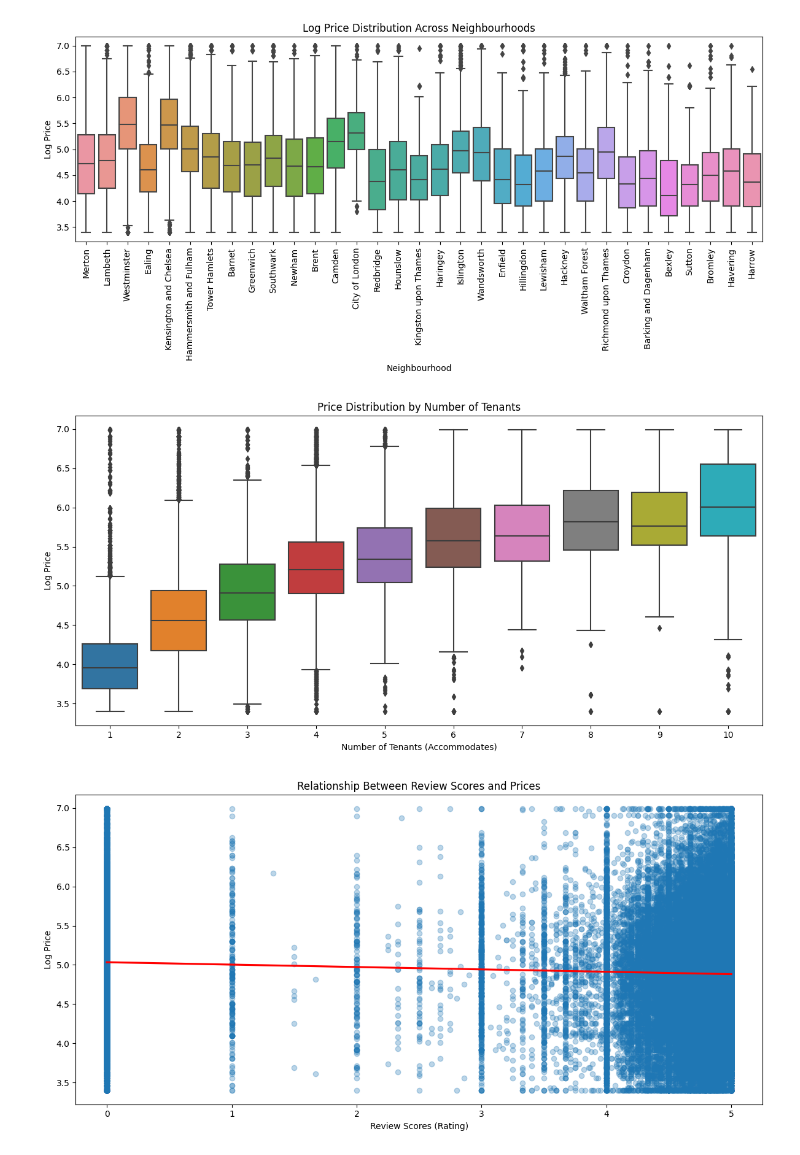
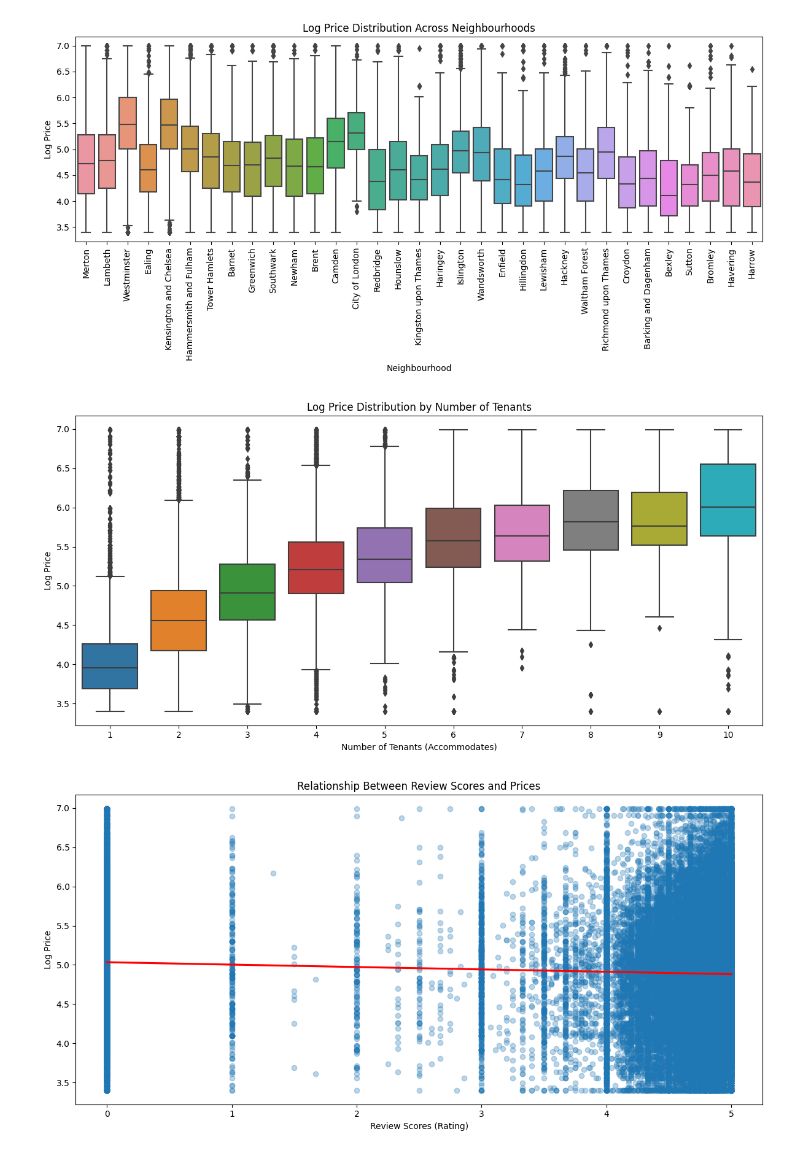
Before and after one commit to FP2003/AirBnB-Price-Prediction-System, a Jupyter notebook: fp100_jh851_final_solution.ipynb, the cells around one changed output. Drawn from its saved outputs; the diff is of its cells as text; code cells hidden in the pictures.

```diff
--- a/fp100_jh851_final_solution.ipynb
+++ b/fp100_jh851_final_solution.ipynb
@@ -219,7 +219,7 @@ df['property_type_original'] = df['property_type']
 df['room_type_original'] = df['room_type']
 
 # One-Hot Encode categorical variables (new columns)
-df = pd.get_dummies(df, columns=['neighbourhood', 'property_type', 'room_type'], drop_first=True)
+df = pd.get_dummies(df, columns=['neighbourhood', 'property_type', 'room_type'])
 
 # Check updated shape
 print("Shape after encoding with preserved original columns:", df.shape)
@@ -399,15 +397,15 @@ plt.show()
 # %%
 # Visualization: Price by Number of Tenants (Accommodates)
 
 plt.figure(figsize=(12, 6))
 sns.boxplot(data=df_original, x='accommodates', y='log_price')
-plt.title('Price Distribution by Number of Tenants')
+plt.title('Log Price Distribution by Number of Tenants')
 plt.xlabel('Number of Tenants (Accommodates)')
 plt.ylabel('Log Price')
 plt.tight_layout()
 plt.show()
 # %% [output]
-[figure, old version]
+[figure, new version]
 # %%
 # Visualization: Relationship Between Review Scores and Prices
 plt.figure(figsize=(12, 6))
```
Also changed, not shown: parts of 18 cells of this notebook.
